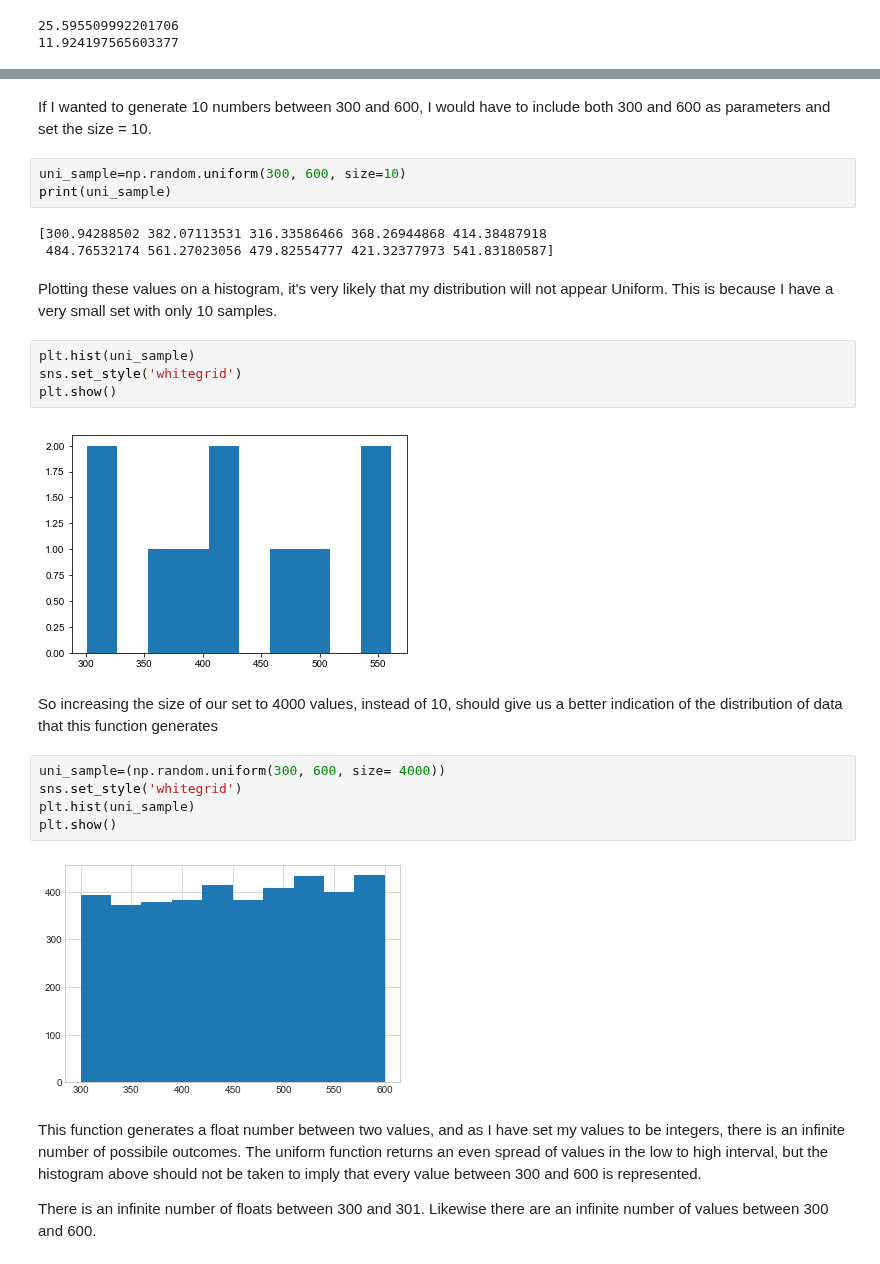
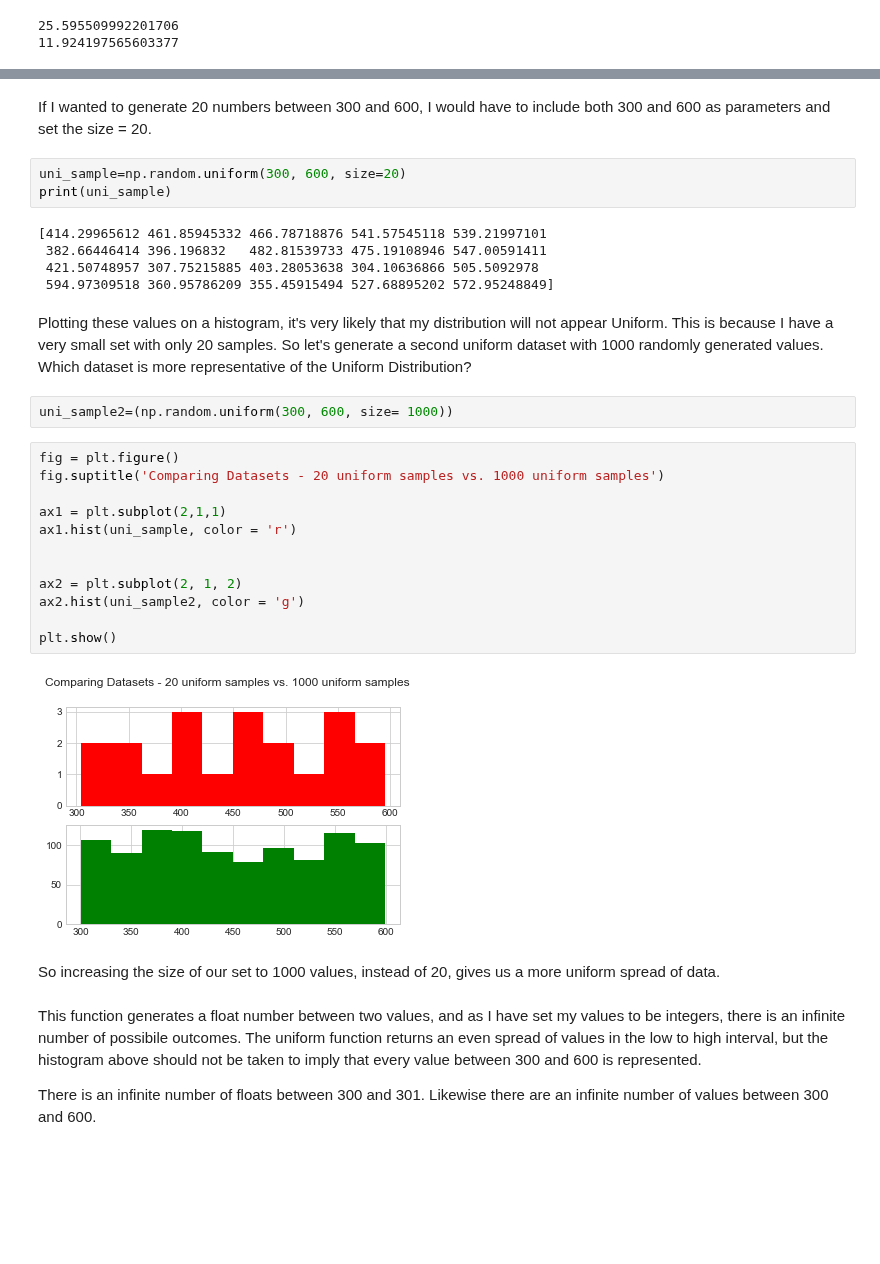
Before and after one commit to MarionMcG/numpy.random, a Jupyter notebook: numpy-random.ipynb, the cells around one changed output, grey strips where cells are left out. Drawn from its saved outputs; the diff is of its cells as text; blank space fills up the shorter version.

```diff
--- a/numpy-random.ipynb
+++ b/numpy-random.ipynb
@@ -348,28 +347,33 @@ print(uni)
 # %% [markdown]
-If I wanted to generate 10 numbers between 300 and 600, I would have to include both 300 and 600 as parameters and set the size = 10.
+If I wanted to generate 20 numbers between 300 and 600, I would have to include both 300 and 600 as parameters and set the size = 20.
 # %%
-uni_sample=np.random.uniform(300, 600, size=10)
+uni_sample=np.random.uniform(300, 600, size=20)
 print(uni_sample)
 # %% [output]
-[300.94288502 382.07113531 316.33586466 368.26944868 414.38487918
- 484.76532174 561.27023056 479.82554777 421.32377973 541.83180587]
+[414.29965612 461.85945332 466.78718876 541.57545118 539.21997101
+ 382.66446414 396.196832   482.81539733 475.19108946 547.00591411
+ 421.50748957 307.75215885 403.28053638 304.10636866 505.5092978
+ 594.97309518 360.95786209 355.45915494 527.68895202 572.95248849]
 # %% [markdown]
-Plotting these values on a histogram, it's very likely that my distribution will not appear Uniform. This is because I have a very small set with only 10 samples.
+Plotting these values on a histogram, it's very likely that my distribution will not appear Uniform. This is because I have a very small set with only 20 samples. So let's generate a second uniform dataset with 1000 randomly generated values. Which dataset is more representative of the Uniform Distribution?
-# %%
-plt.hist(uni_sample)
-sns.set_style('whitegrid')
-plt.show()
-# %% [output]
-[figure, removed]
+# %%
+uni_sample2=(np.random.uniform(300, 600, size= 1000))
+# %%
+fig = plt.figure()
+fig.suptitle('Comparing Datasets - 20 uniform samples vs. 1000 uniform samples')
+
+ax1 = plt.subplot(2,1,1)
+ax1.hist(uni_sample, color = 'r')
+
+
+ax2 = plt.subplot(2, 1, 2)
+ax2.hist(uni_sample2, color = 'g')
+
+plt.show()
+# %% [output]
+[figure, added]
 # %% [markdown]
-So increasing the size of our set to 4000 values, instead of 10, should give us a better indication of the distribution of data that this function generates
+So increasing the size of our set to 1000 values, instead of 20, gives us a more uniform spread of data.
-# %%
-uni_sample=(np.random.uniform(300, 600, size= 4000))
-sns.set_style('whitegrid')
-plt.hist(uni_sample)
-plt.show()
-# %% [output]
-[figure, removed]
 # %% [markdown]
 This function generates a float number between two values, and as I have set my values to be integers, there is an infinite number of possibile outcomes. The uniform function returns an even spread of values in the low to high interval, but the histogram above should not be taken to imply that every value between 300 and 600 is represented.
 
```
Also changed, not shown: parts of 12 cells of this notebook.
